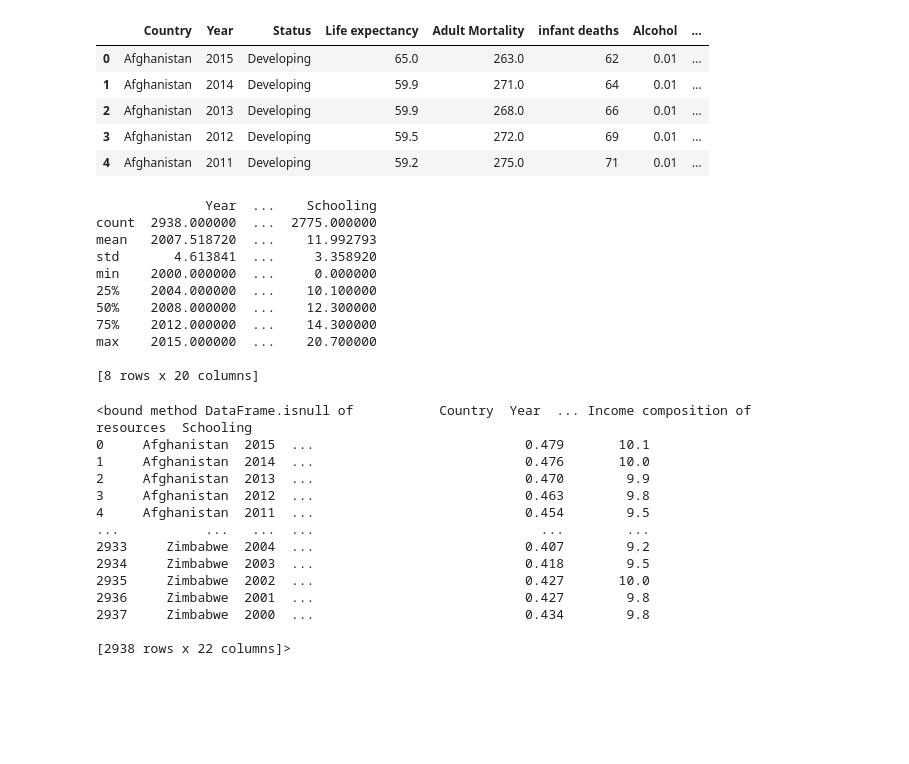
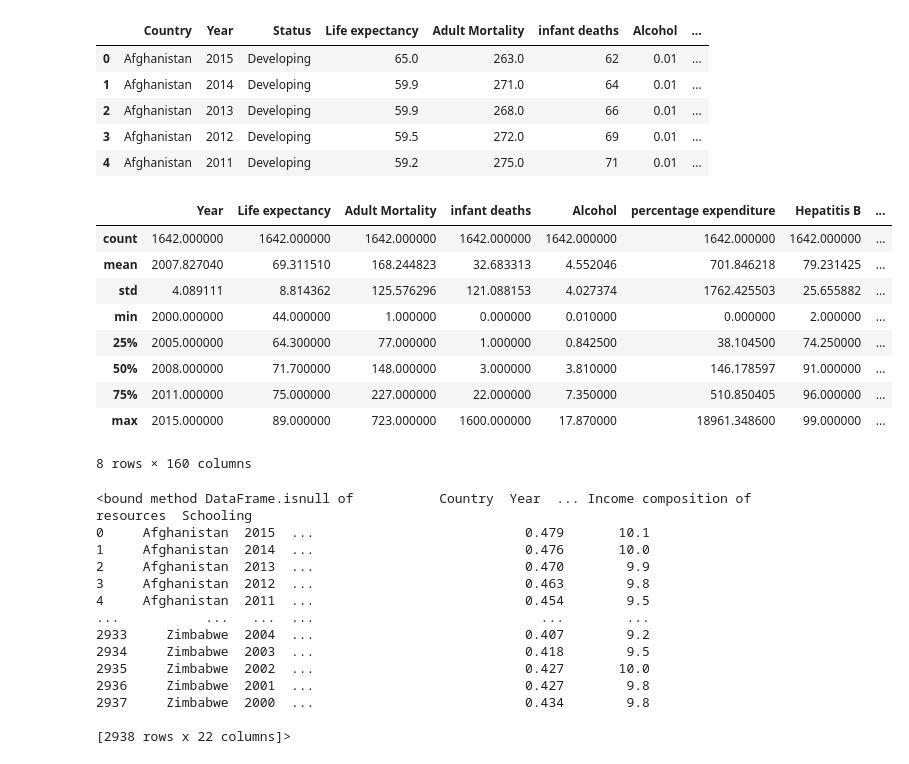
Before and after one commit to Daivar/ML-models-training, a Jupyter notebook: „Life_expectancy_ipynb“.ipynb, the cells around one changed output. Drawn from its saved outputs; the diff is of its cells as text; code cells hidden in the pictures; blank space fills up the shorter version.

```diff
--- a/„Life_expectancy_ipynb“.ipynb
+++ b/„Life_expectancy_ipynb“.ipynb
@@ -14,19 +14,18 @@ life_exp.head()
 | 4 | Afghanistan | 2011 | Developing | 59.2 | 275.0 | 71 | 0.01 | ... |
 # %%
 
-print(life_exp.describe())
+life_exp.describe()
 # %% [output]
+|  | Year | Life expectancy | Adult Mortality | infant deaths | Alcohol | percentage expenditure | Hepatitis B | ... |
+| count | 1642.000000 | 1642.000000 | 1642.000000 | 1642.000000 | 1642.000000 | 1642.000000 | 1642.000000 | ... |
+| mean | 2007.827040 | 69.311510 | 168.244823 | 32.683313 | 4.552046 | 701.846218 | 79.231425 | ... |
+| std | 4.089111 | 8.814362 | 125.576296 | 121.088153 | 4.027374 | 1762.425503 | 25.655882 | ... |
+| min | 2000.000000 | 44.000000 | 1.000000 | 0.000000 | 0.010000 | 0.000000 | 2.000000 | ... |
+| 25% | 2005.000000 | 64.300000 | 77.000000 | 1.000000 | 0.842500 | 38.104500 | 74.250000 | ... |
+| 50% | 2008.000000 | 71.700000 | 148.000000 | 3.000000 | 3.810000 | 146.178597 | 91.000000 | ... |
+| 75% | 2011.000000 | 75.000000 | 227.000000 | 22.000000 | 7.350000 | 510.850405 | 96.000000 | ... |
+| max | 2015.000000 | 89.000000 | 723.000000 | 1600.000000 | 17.870000 | 18961.348600 | 99.000000 | ... |
-              Year  ...    Schooling
-count  2938.000000  ...  2775.000000
-mean   2007.518720  ...    11.992793
-std       4.613841  ...     3.358920
-min    2000.000000  ...     0.000000
-25%    2004.000000  ...    10.100000
-50%    2008.000000  ...    12.300000
-75%    2012.000000  ...    14.300000
-max    2015.000000  ...    20.700000
-
-[8 rows x 20 columns]
+8 rows × 160 columns
 # %%
 print(life_exp.isnull)
 # %% [output]
```
Also changed, not shown: parts of 15 cells of this notebook.
